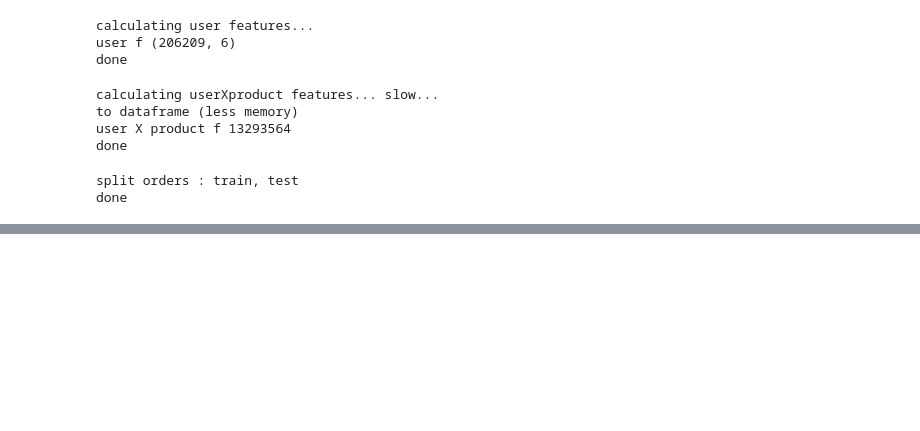
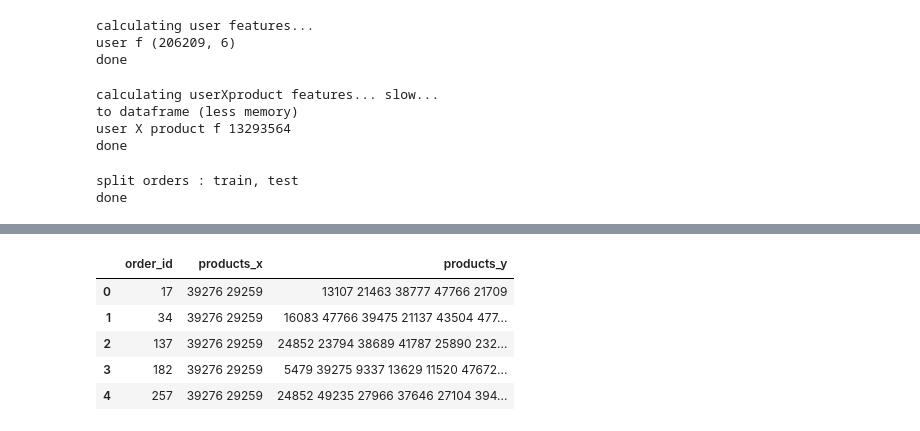
Before and after one commit to julijanjug/instacart-recommender, a Jupyter notebook: my_recommender.ipynb, the cells around one changed output, grey strips where cells are left out. Cells and saved outputs as stored; diff of their text form; code cells hidden in the pictures; blank space fills up the shorter version.

```diff
--- a/my_recommender.ipynb
+++ b/my_recommender.ipynb
@@ -322,0 +326,30 @@ light GBM predict
+# %%
+### TESTING ####
+
+def eval_fun(labels, preds):
+    labels = labels.split(' ')
+    preds = preds.split(' ')
+    rr = (np.intersect1d(labels, preds))
+    precision = np.float(len(rr)) / len(preds)
+    recall = np.float(len(rr)) / len(labels)
+    try:
+        f1 = 2 * precision * recall / (precision + recall)
+    except ZeroDivisionError:
+        return (precision, recall, 0.0)
+    return (precision, recall, f1)
+
+
+###########
+cv_labels_df = pd.read_csv('data/sample_submission.csv')
+cv_labels_df['products'] = cv_labels_df['products'].astype(str)
+cv_preds_df = pd.read_csv('2place.csv')
+cv_preds_df['products'] = cv_preds_df['products'].astype(str)
+cv_labels_df = pd.merge(cv_labels_df, cv_preds_df, how='left', on='order_id')
+cv_labels_df.head()
+# %% [output]
+|  | order_id | products_x | products_y |
+| 0 | 17 | 39276 29259 | 13107 21463 38777 47766 21709 |
+| 1 | 34 | 39276 29259 | 16083 47766 39475 21137 43504 477... |
+| 2 | 137 | 39276 29259 | 24852 23794 38689 41787 25890 232... |
+| 3 | 182 | 39276 29259 | 5479 39275 9337 13629 11520 47672... |
+| 4 | 257 | 39276 29259 | 24852 49235 27966 37646 27104 394... |
```
Also changed, not shown: parts of 5 cells of this notebook, 1 other file.
